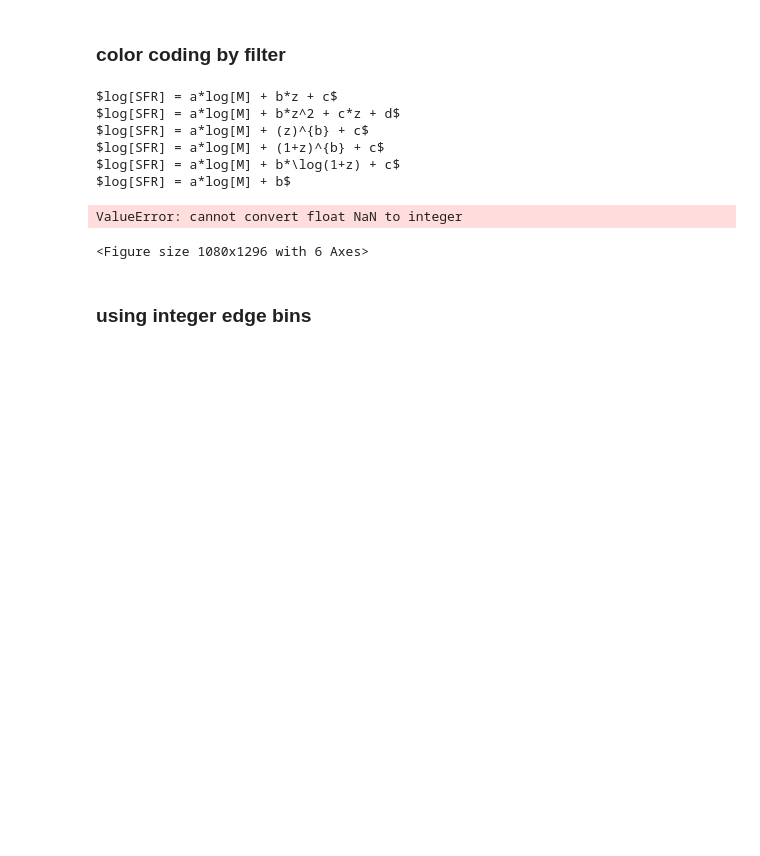
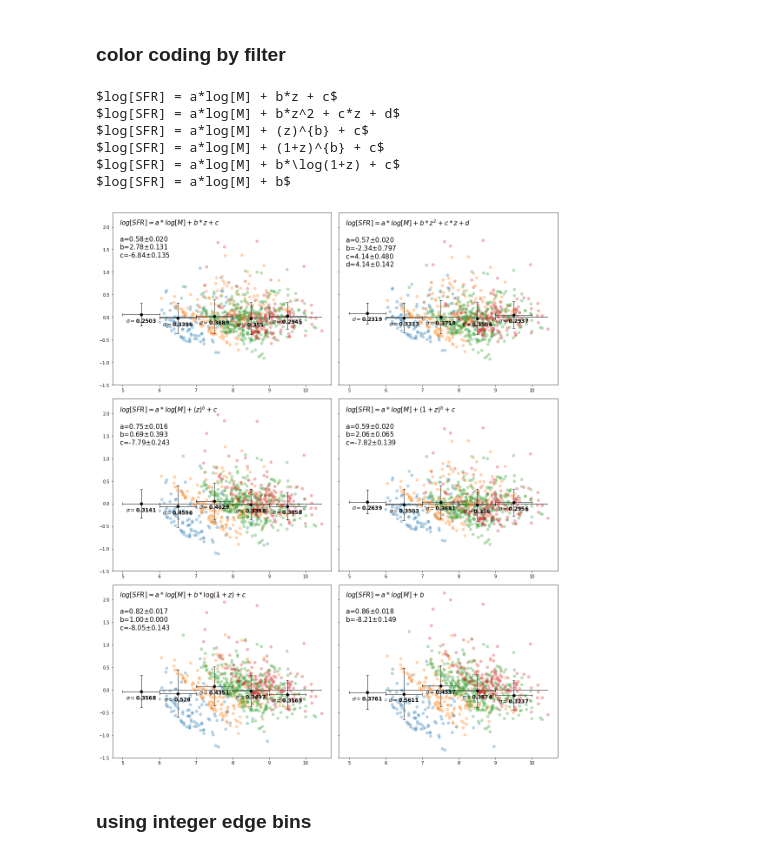
Before and after one commit to kaitshin/LowM_MainSequence, a Jupyter notebook: redshift_dependency_above_6Msun.ipynb, the cells around one changed output. Saved outputs shown, nothing was run; the diff lists cells and outputs as text; code cells hidden in the pictures; blank space fills up the shorter version.

Commit message:
fixed some binning bugs and added a nice sigma mean print statement

```diff
--- a/redshift_dependency_above_6Msun.ipynb
+++ b/redshift_dependency_above_6Msun.ipynb
@@ -811,7 +811,7 @@ filts99 = filts[good_sig_iis]
 cwheel = [np.array(mpl.rcParams['axes.prop_cycle'])[x]['color'] for x in range(4)]
 # %%
 # min(smass0), max(smass0)
-mbins0 = np.arange(4.5,11.5,1)
+mbins0 = np.arange(5.0,11.5,1)
 mbins = (mbins0+0.5)[:-1]
 bin_ii = np.digitize(smass0, mbins)
 # bin_ii
@@ -848,44 +848,38 @@ for ax, func, eqn_str in zip(axarr, [func0, func1, func2, func3, func4, line],
             transform=ax.transAxes,fontsize=15,ha='left',va='top')
     else: # no redshift dependence
         params, pcov = optimize.curve_fit(func, smass0, sfrs00, method='trf')
         perr = np.sqrt(np.diag(pcov))
         sfrs_plot = sfrs00 - func(smass0, *params)
         ax.text(0.03,0.97,eqn_str+
             '\n\na='+'{:.2f}'.format(params[0])+r'$\pm$'+'{:.3f}'.format(np.sqrt(np.diag(pcov))[0])+
             '\nb='+'{:.2f}'.format(params[1])+r'$\pm$'+'{:.3f}'.format(np.sqrt(np.diag(pcov))[1]),
             transform=ax.transAxes,fontsize=15,ha='left',va='top')
 
-#     ax.plot(smass0, sfrs_plot, 'o', alpha=0.5)
     for ff,cc,ll in zip(['NB7', 'NB816', 'NB921', 'NB973'], cwheel, ['NB704,NB711', 'NB816', 'NB921', 'NB973']):
         filt_match = np.array([x for x in range(len(filts99)) if ff in filts99[x]])
         ax.plot(smass0[filt_match], sfrs_plot[filt_match], 'o', color=cc, alpha=0.3, label=ll)
 
-#     plt.xlabel('M')
-#     plt.ylabel('sigma_rms')
-#     plt.legend(loc='best')
-
-    for i in range(6):
-        bin_match = np.where(bin_ii == i)[0]
-#         print np.mean(sfrs_plot[bin_match])
+    for i in range(5):
+        bin_match = np.where(bin_ii == i+1)[0]
         ax.plot(mbins[i], np.mean(sfrs_plot[bin_match]), 'ko')
         ax.errorbar(mbins[i], np.mean(sfrs_plot[bin_match]), xerr=0.5, yerr=np.std(sfrs_plot[bin_match]),
                     capsize=3, color='k')
+#         print 'lalala', np.round(np.std(sfrs_plot[bin_match]), 4)
+#         print 'lalala', sfrs_plot[bin_match]
         ax.annotate(r'$\sigma=$'+str(np.round(np.std(sfrs_plot[bin_match]), 4)),
                     (mbins[i], np.mean(sfrs_plot[bin_match])-0.2),
                     va='bottom', ha='center', fontsize=12, color='k', fontweight='bold')
-#         print 'bin dispersion:', mbins[i], '|', np.std(sfrs_plot[bin_match])
 
 f.set_size_inches(15,18)
 f.tight_layout()
 # %% [output]
 $log[SFR] = a*log[M] + b*z + c$
 $log[SFR] = a*log[M] + b*z^2 + c*z + d$
 $log[SFR] = a*log[M] + (z)^{b} + c$
 $log[SFR] = a*log[M] + (1+z)^{b} + c$
 $log[SFR] = a*log[M] + b*\log(1+z) + c$
 $log[SFR] = a*log[M] + b$
-ValueError: cannot convert float NaN to integer
-<Figure size 1080x1296 with 6 Axes>
+[figure, added]
 # %% [markdown]
 ### using integer edge bins
 # %%
```
Also changed, not shown: parts of 4 cells of this notebook.
